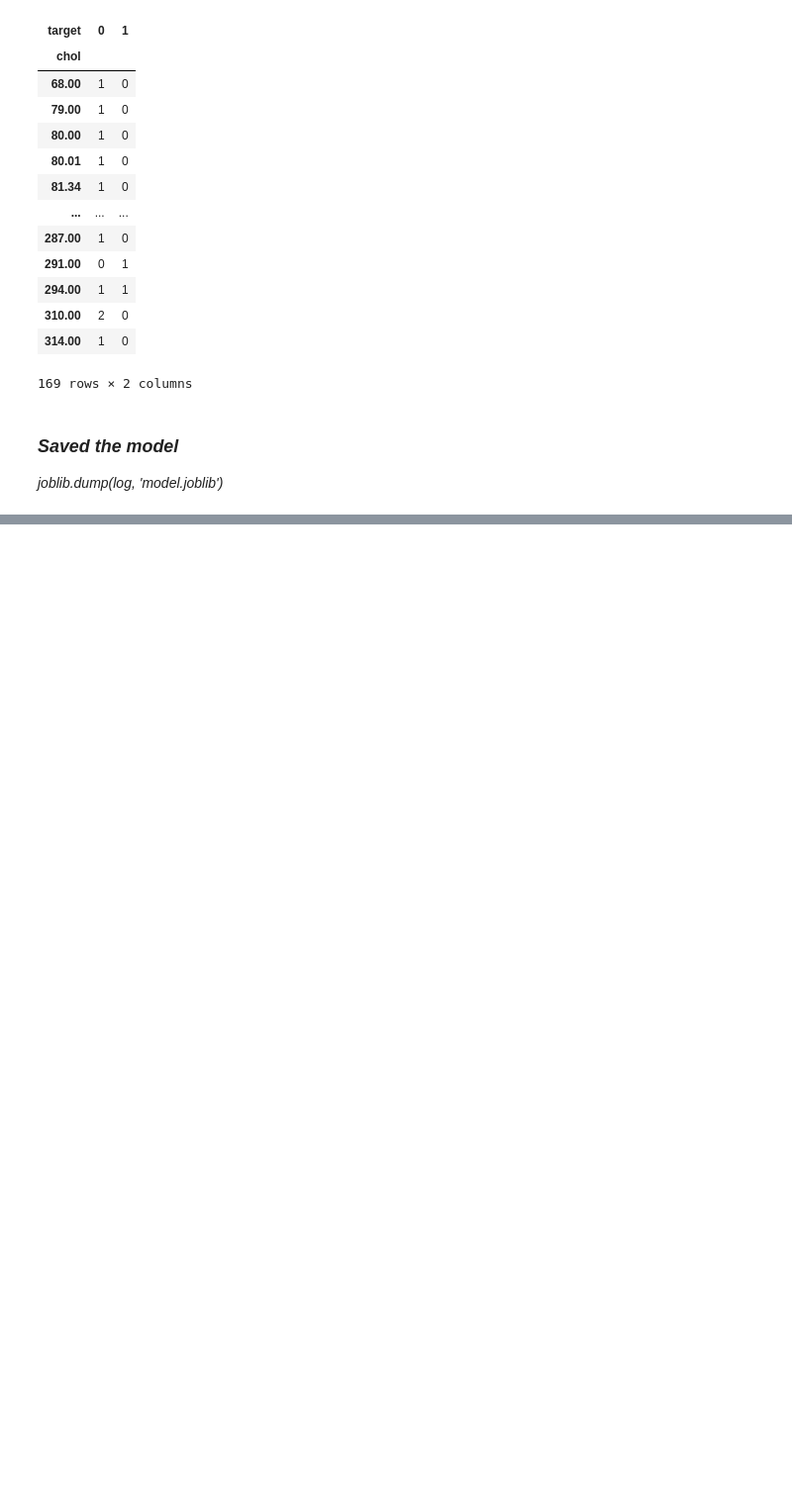
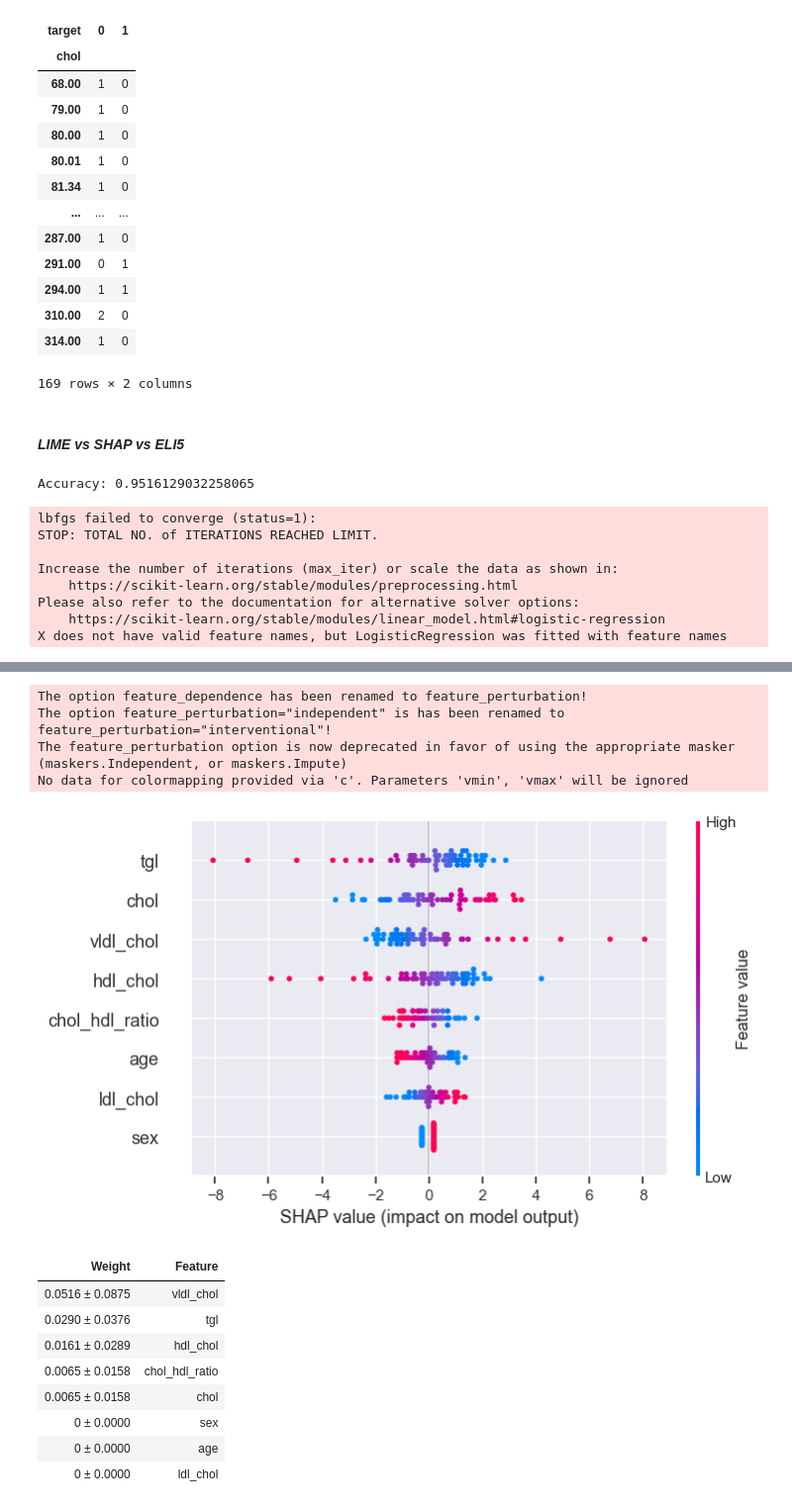
Before and after one commit to uuvedant4/medify, a Jupyter notebook: main.ipynb, the cells around one changed output, grey strips where cells are left out. Shown at 99% size. Saved outputs shown, nothing was run; the diff lists cells and outputs as text; code cells hidden in the pictures; blank space fills up the shorter version.

Commit message:
used shap, lime and eli5 for getting feature importance

```diff
--- a/main.ipynb
+++ b/main.ipynb
@@ -874,6 +884,45 @@ pd.crosstab(df["chol"], df["target"])
 | 310.00 | 2 | 0 |
 | 314.00 | 1 | 0 |
 169 rows × 2 columns
-# %% [markdown]
-### *Saved the model*
-*joblib.dump(log, 'model.joblib')*
+# %% [markdown]
+#### *LIME vs SHAP vs ELI5*
+# %%
+# Load data
+data =  pd.read_csv('./dataset/dummy_data.csv')
+X = data.drop('target', axis=1)
+y = data['target']
+
+# Train test split
+X_train, X_test, y_train, y_test = train_test_split(X, y, test_size=0.2, random_state=0)
+
+# Train logistic regression model
+model = LogisticRegression(random_state=0)
+model.fit(X_train, y_train)
+
+# Evaluate model
+print('Accuracy:', model.score(X_test, y_test))
+
+# LIME explanation
+explainer = lime.lime_tabular.LimeTabularExplainer(X_train.values, feature_names=X_train.columns, class_names=['0', '1'], discretize_continuous=True)
+idx = 0 # index of the instance to explain
+exp = explainer.explain_instance(X_test.values[idx], model.predict_proba, num_features=len(X_test.columns))
+exp.show_in_notebook(show_table=True, show_all=False)
+
+# SHAP explanation
+explainer_shap = shap.LinearExplainer(model, X_train.values, feature_dependence='independent')
+shap_values = explainer_shap.shap_values(X_test.values)
+shap.summary_plot(shap_values, X_test, feature_names=X_test.columns)
+
+# ELI5 explanation
+perm = PermutationImportance(model, random_state=0).fit(X_test, y_test)
+eli5.show_weights(perm, feature_names=X_test.columns.tolist())
+# %% [output]
+Accuracy: 0.9516129032258065
+lbfgs failed to converge (status=1):
+STOP: TOTAL NO. of ITERATIONS REACHED LIMIT.
+
+Increase the number of iterations (max_iter) or scale the data as shown in:
+    https://scikit-learn.org/stable/modules/preprocessing.html
+Please also refer to the documentation for alternative solver options:
+    https://scikit-learn.org/stable/modules/linear_model.html#logistic-regression
+X does not have valid feature names, but LogisticRegression was fitted with feature names
@@ -879,0 +930,14 @@ pd.crosstab(df["chol"], df["target"])
+The option feature_dependence has been renamed to feature_perturbation!
+The option feature_perturbation="independent" is has been renamed to feature_perturbation="interventional"!
+The feature_perturbation option is now deprecated in favor of using the appropriate masker (maskers.Independent, or maskers.Impute)
+No data for colormapping provided via 'c'. Parameters 'vmin', 'vmax' will be ignored
+[figure, added]
+| Weight | Feature |
+| 0.0516 ± 0.0875 | vldl_chol |
+| 0.0290 ± 0.0376 | tgl |
+| 0.0161 ± 0.0289 | hdl_chol |
+| 0.0065 ± 0.0158 | chol_hdl_ratio |
+| 0.0065 ± 0.0158 | chol |
+| 0 ± 0.0000 | sex |
+| 0 ± 0.0000 | age |
+| 0 ± 0.0000 | ldl_chol |
```
Also changed, not shown: parts of 9 cells of this notebook.
